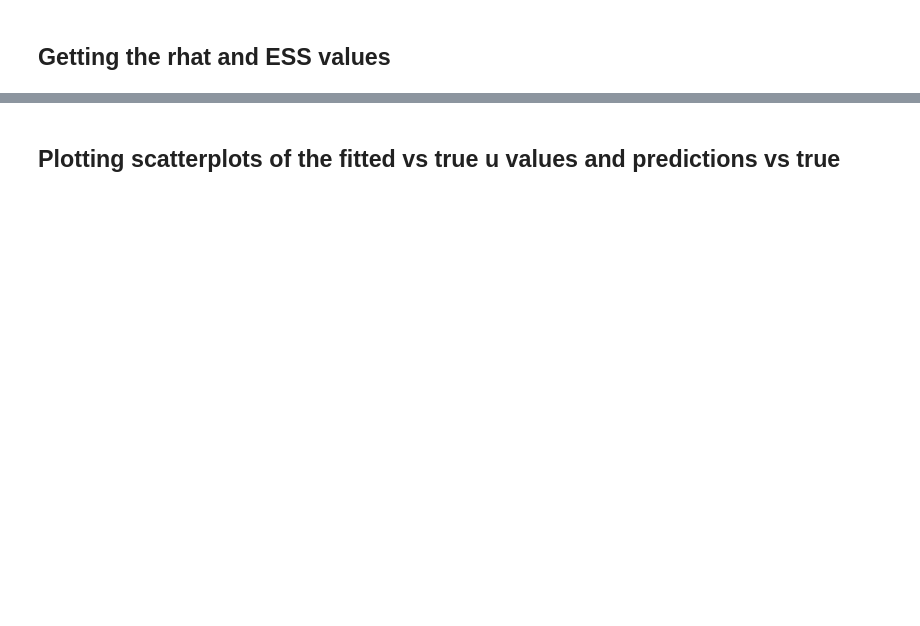
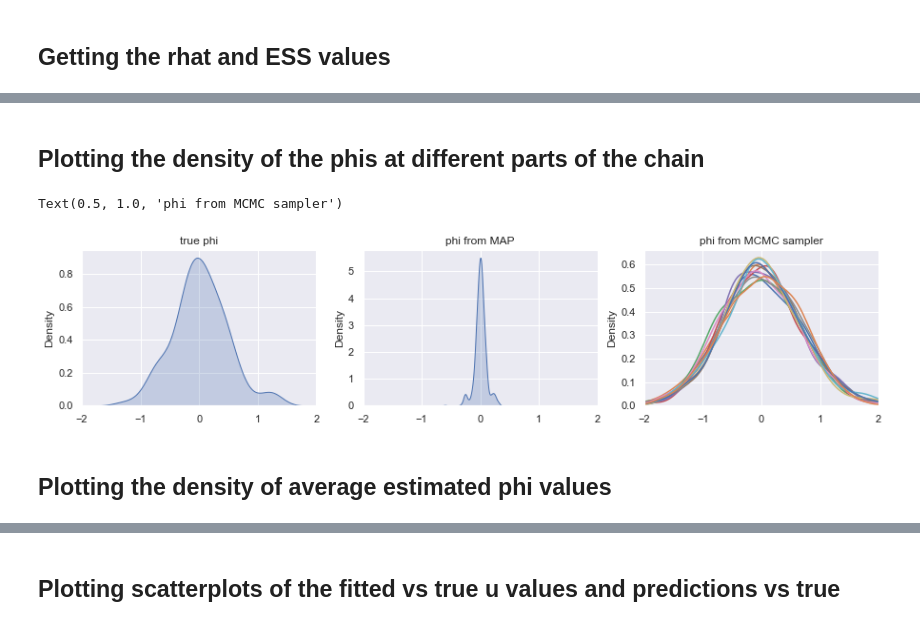
Before and after one commit to nickblink/pop_ensemble, a Jupyter notebook: code/train2010 - CAR.ipynb, the cells around one changed output, grey strips where cells are left out. Saved outputs shown, nothing was run; the diff lists cells and outputs as text; code cells hidden in the pictures; blank space fills up the shorter version.

```diff
--- a/code/train2010 - CAR.ipynb
+++ b/code/train2010 - CAR.ipynb
@@ -240,0 +182,48 @@ print(np.quantile(rhat, [0.5, 0.025, 0.975]))
+# %% [markdown]
+## Plotting the density of the phis at different parts of the chain
+# %%
+import seaborn as sns
+#plt.rcParams['figure.figsize'] = [20, 10]
+plt.rcParams['figure.figsize'] = [15, 3]
+fig = plt.figure()
+
+plt.subplot(1, 3, 1)
+
+
+sns.set(style="darkgrid")
+sns.kdeplot(res_dict['phi_true'].numpy()[0].flatten(), shade=True)
+plt.xlabel('')
+plt.xlim(-2, 2)
+plt.title('true phi')
+
+plt.subplot(1, 3, 2)
+
+sns.set(style="darkgrid")
+sns.kdeplot(res_dict['chain_samples'].numpy()[0].flatten(), shade=True)
+plt.xlabel('')
+plt.xlim(-2, 2)
+plt.title('phi from MAP')
+
+plt.subplot(1, 3, 3)
+
+sns.set(style="darkgrid")
+sns.kdeplot(res_dict['chain_samples'].numpy()[1000].flatten())
+sns.kdeplot(res_dict['chain_samples'].numpy()[3000].flatten())
+sns.kdeplot(res_dict['chain_samples'].numpy()[5000].flatten())
+sns.kdeplot(res_dict['chain_samples'].numpy()[7000].flatten())
+sns.kdeplot(res_dict['chain_samples'].numpy()[9000].flatten())
+sns.kdeplot(res_dict['chain_samples'].numpy()[11000].flatten())
+sns.kdeplot(res_dict['chain_samples'].numpy()[2000].flatten())
+sns.kdeplot(res_dict['chain_samples'].numpy()[4000].flatten())
+sns.kdeplot(res_dict['chain_samples'].numpy()[6000].flatten())
+sns.kdeplot(res_dict['chain_samples'].numpy()[8000].flatten())
+sns.kdeplot(res_dict['chain_samples'].numpy()[10000].flatten())
+sns.kdeplot(res_dict['chain_samples'].numpy()[12000].flatten())
+plt.xlabel('')
+plt.xlim(-2, 2)
+plt.title('phi from MCMC sampler')
+# %% [output]
+Text(0.5, 1.0, 'phi from MCMC sampler')
+[figure, added]
+# %% [markdown]
+## Plotting the density of average estimated phi values
```
Also changed, not shown: parts of 18 cells of this notebook.
